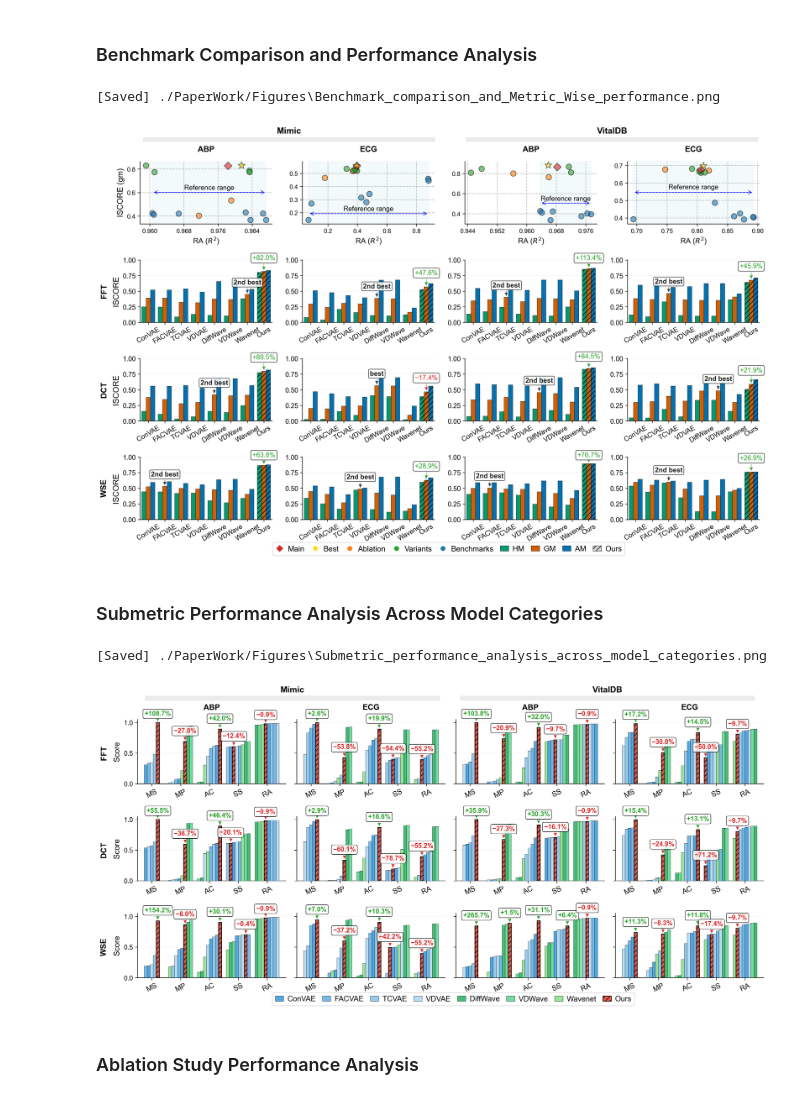
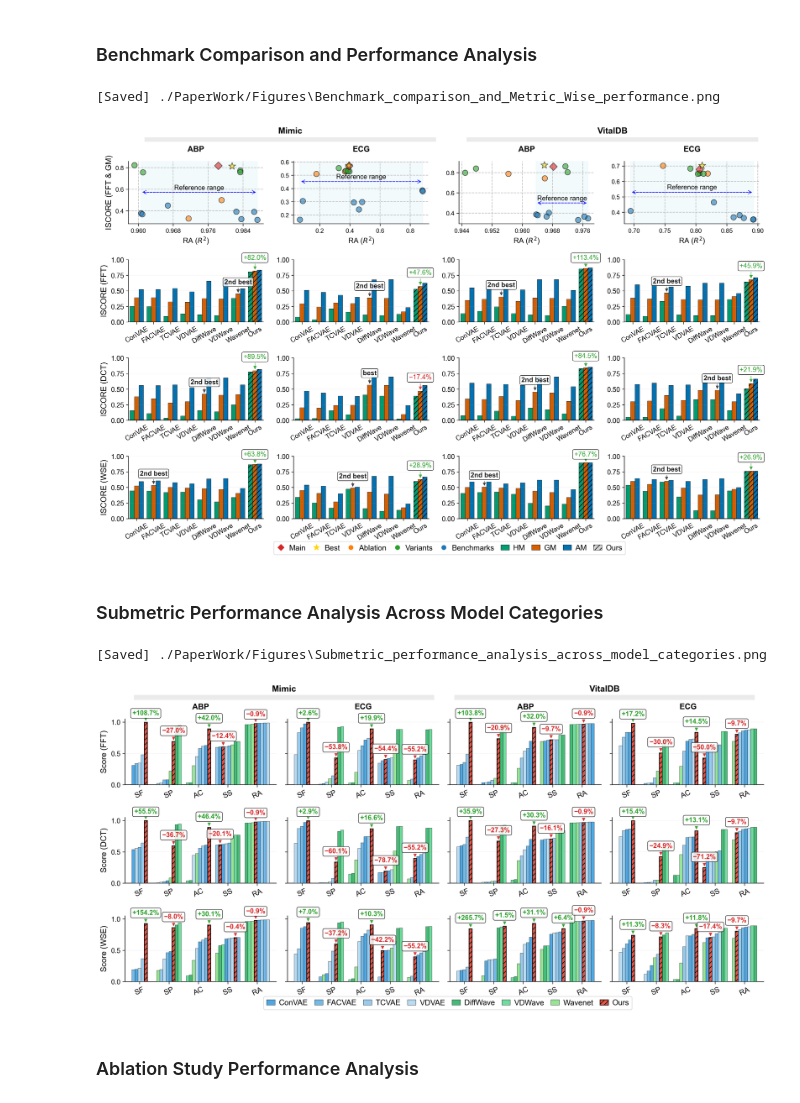
Before and after one commit to cherishleon/VABAM, a Jupyter notebook: VisualizationMetrics.ipynb, the cells around one changed output. Cells and saved outputs as stored; diff of their text form; code cells hidden in the pictures.

```diff
--- a/VisualizationMetrics.ipynb
+++ b/VisualizationMetrics.ipynb
@@ -78,7 +78,7 @@ SenseModels = SenseAccMItable[['MetricType', 'Model', 'Source', 'Type', 'RA', 'I
 
 AllModels = pd.concat([MainModels, BenchModels, AblModels, SenseModels], ignore_index=True)
 AllModels = AllModels.drop_duplicates().reset_index(drop=True)
-AllModels = AllModels.groupby(['Type','Source', 'Model']).mean(numeric_only=True).reset_index()
+AllModels = AllModels[AllModels['MetricType'] =='fft'].reset_index(drop=True)
 
 AllModels['ModelName'] = AllModels['Model'].apply(get_base_model)
 
@@ -274,7 +274,7 @@ for c in range(min(4, len(combinations))):
     ax.set_ylim(ax.get_ylim()[0]- 0.01, ax.get_ylim()[1] + 0.01)
     ax.set_facecolor('white')
     ax.set_xlabel(r'RA ($R^2$)', fontsize=12)
-    ax.set_ylabel('ISCORE (gm)' if c == 0 else '', fontsize=13)
+    ax.set_ylabel('ISCORE (FFT & GM)' if c == 0 else '', fontsize=13)
     ax.grid(True, linestyle='--', alpha=0.8, linewidth=1.0)
     ax.spines['top'].set_visible(False)
     ax.spines['right'].set_visible(False)
@@ -346,7 +346,7 @@ for r in range(min(3, len(mapped_row_names))):
         ax.spines['left'].set_linewidth(0.9)
         ax.spines['bottom'].set_linewidth(0.9)
         ax.set_xlabel("")
-        ax.set_ylabel("ISCORE" if c == 0 else "", labelpad=5, fontsize=13)
+        ax.set_ylabel(f"ISCORE ({metric_label})" if c == 0 else "", labelpad=5, fontsize=13)
         ax.tick_params(axis='x', labelsize=11, rotation=30, length=3.5, width=0.8, pad=2.5)
         ax.tick_params(axis='y', labelsize=11, length=3.5, width=0.8)
         plt.setp(ax.get_xticklabels(), ha='center')
@@ -363,12 +363,6 @@ for r in range(min(3, len(mapped_row_names))):
         if ax.get_legend():
             ax.get_legend().remove()
 
-        # Add metric labels on left side
-        if c == 0:
-            ax.text(-0.3, 0.5, metric_label,
-                   transform=ax.transAxes,
-                   va='center', ha='left', fontsize=13,
-                   fontweight='bold', rotation=90)
 
 # Add group headers (Mimic / VitalDB)
 if len(source_type_order) >= 4:
@@ -536,7 +530,7 @@ print(f"[Saved] {outpath}")
 plt.show()
 # %% [output]
 [Saved] ./PaperWork/Figures\Benchmark_comparison_and_Metric_Wise_performance.png
-[figure, old version]
+[figure, new version]
 # %% [markdown]
 ### Submetric Performance Analysis Across Model Categories
 # %%
@@ -556,6 +550,7 @@ NEG_COLOR = "#d62728"
 
 # Data loading
 df = BenchCompTabs.copy()
+df = df.rename(columns={'MS':'SF', 'MP':'SP'})
 #df = BenchCompTabs_NOMS.copy()
 
 # Model configuration
@@ -570,7 +565,7 @@ def get_base_model(name: str) -> str:
     return str(name)
 
 # Data preprocessing
-sub_metrics = ['MS','MP','AC','SS','RA']
+sub_metrics = ['SF','SP','AC','SS','RA']
 present_sub_metrics = [c for c in sub_metrics if c in df.columns]
 
 df = df.copy()
@@ -680,7 +675,7 @@ for r, metric in enumerate(row_labels):
         ax.spines['bottom'].set_linewidth(0.9)
 
         if c == 0:
-            ax.set_ylabel("Score", labelpad=5)
+            ax.set_ylabel(f"Score ({metric})", labelpad=5)
         else:
             ax.set_ylabel("")
 
@@ -773,13 +768,6 @@ for r, metric in enumerate(row_labels):
             ax.tick_params(axis='y', which='both', labelleft=False)
             ax.set_ylabel("")
 
-# Row labels
-for r, metric in enumerate(row_labels):
-    ax_left = axes[r, 0]
-    ax_left.text(-0.25, 0.5, metric,
-                 transform=ax_left.get_yaxis_transform(),
-                 va='center', ha='left',
-                 fontsize=13, fontweight='bold', rotation=90)
 
 # Group headers (Mimic/VitalDB)
 if n_cols >= 4:
@@ -825,34 +813,34 @@ for m in present_models:
 
 legend = fig.legend(
     handles=legend_handles,
     title=None,
     loc="lower center",
     bbox_to_anchor=(0.54, -0.025),
     ncol=min(8, max(1, len(present_models))),
     frameon=True, borderpad=0.4,
     handlelength=1.1, handletextpad=0.5, columnspacing=0.9,
     fontsize=12.5,
 )
 if legend:
     frame = legend.get_frame()
     frame.set_facecolor("white")
     frame.set_edgecolor("#808080")
     frame.set_alpha(0.35)
     frame.set_linewidth(0.8)
 
 plt.tight_layout(rect=[0.03, 0.0, 1, 0.94])
 
 # Save figure
 SAVE_DIR = './PaperWork/Figures'
 SAVE_NAME = 'Submetric_performance_analysis_across_model_categories.png'
 os.makedirs(SAVE_DIR, exist_ok=True)
 outpath = os.path.join(SAVE_DIR, SAVE_NAME)
 fig.savefig(outpath, bbox_inches="tight", dpi=300, facecolor='white')
 print(f"[Saved] {outpath}")
 plt.show()
 # %% [output]
 [Saved] ./PaperWork/Figures\Submetric_performance_analysis_across_model_categories.png
-[figure, old version]
+[figure, new version]
 # %% [markdown]
 ### Ablation Study Performance Analysis
 # %%
```
Also changed, not shown: parts of 2 cells of this notebook, 2 other files.
